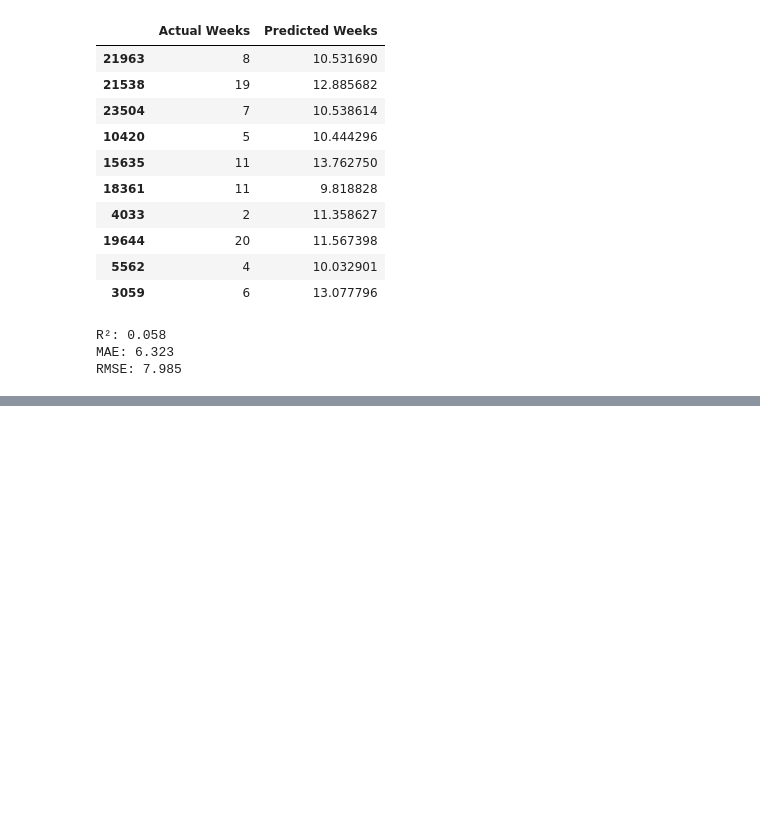
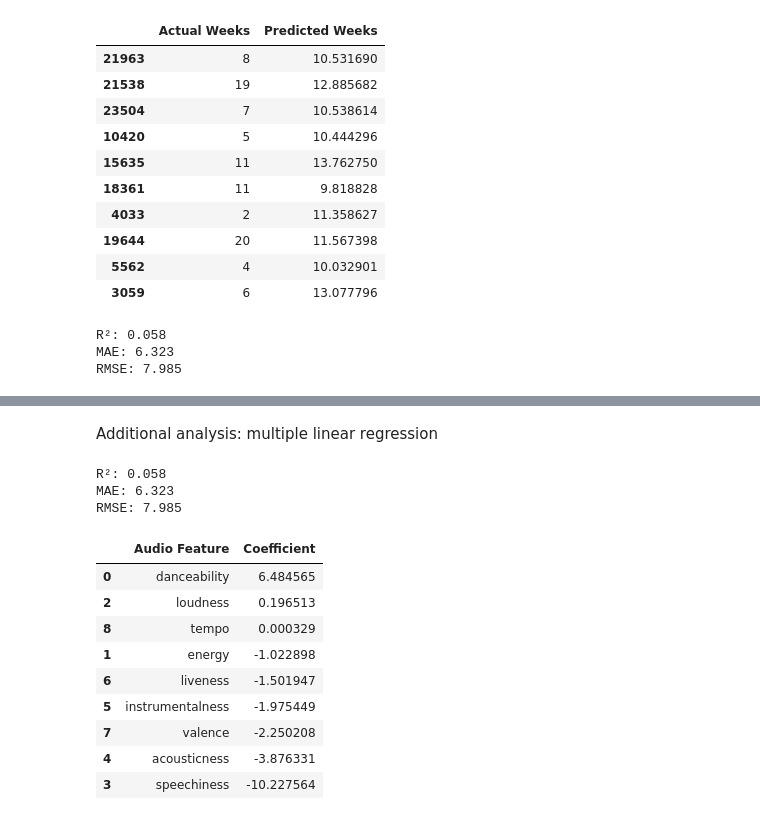
Before and after one commit to rheahalebeed/BA305-A3-Billboard-Spotify-Project, a Jupyter notebook: BA305ProjectCode.ipynb, the cells around one changed output, grey strips where cells are left out. Cells and saved outputs as stored; diff of their text form; code cells hidden in the pictures; blank space fills up the shorter version.

```diff
--- a/BA305ProjectCode.ipynb
+++ b/BA305ProjectCode.ipynb
@@ -467,0 +642,18 @@ RMSE: 7.985
+# %%
+from sklearn.tree import DecisionTreeRegressor
+
+# Train a regression tree to predict Billboard chart longevity
+
+tree_model = DecisionTreeRegressor(
+
+    max_depth=5,
+
+    random_state=42
+
+)
+
+tree_model.fit(X_train, y_train)
+
+# Predict Billboard chart longevity
+
+tree_pred = tree_model.predict(X_test)
@@ -467,0 +750,49 @@ RMSE: 7.985
+# %% [markdown]
+ Additional analysis: multiple linear regression
+# %%
+from sklearn.linear_model import LinearRegression
+
+# Train multiple linear regression using Spotify audio characteristics
+
+model = LinearRegression()
+
+model.fit(X_train, y_train)
+
+# Generate predictions
+
+y_pred = model.predict(X_test)
+# %%
+# Evaluate linear regression prediction accuracy
+
+print("R²:", round(r2_score(y_test, y_pred), 3))
+
+print("MAE:", round(mean_absolute_error(y_test, y_pred), 3))
+
+print("RMSE:", round(np.sqrt(mean_squared_error(y_test, y_pred)), 3))
+# %% [output]
+R²: 0.058
+MAE: 6.323
+RMSE: 7.985
+# %%
+# Examine relationships between audio characteristics and chart longevity
+
+coefficients = pd.DataFrame({
+
+    "Audio Feature": X.columns,
+
+    "Coefficient": model.coef_
+
+})
+
+coefficients.sort_values("Coefficient", ascending=False)
+# %% [output]
+|  | Audio Feature | Coefficient |
+| 0 | danceability | 6.484565 |
+| 2 | loudness | 0.196513 |
+| 8 | tempo | 0.000329 |
+| 1 | energy | -1.022898 |
+| 6 | liveness | -1.501947 |
+| 5 | instrumentalness | -1.975449 |
+| 7 | valence | -2.250208 |
+| 4 | acousticness | -3.876331 |
+| 3 | speechiness | -10.227564 |
```
Also changed, not shown: parts of 12 cells of this notebook.
